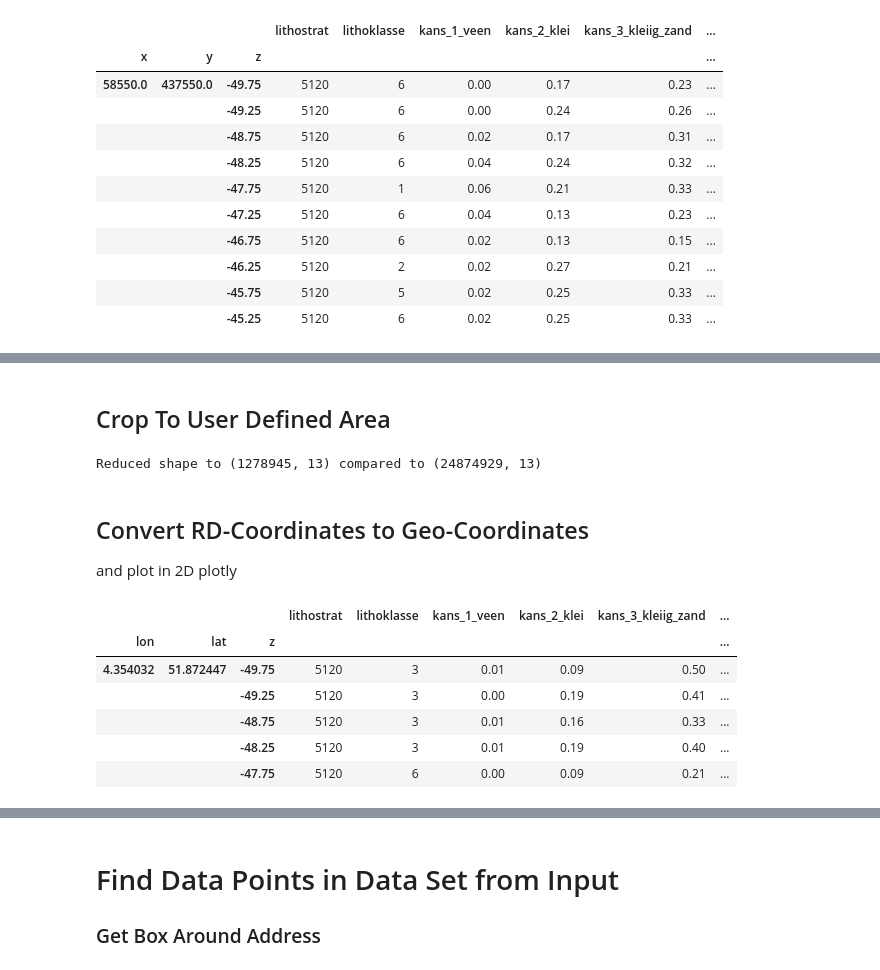
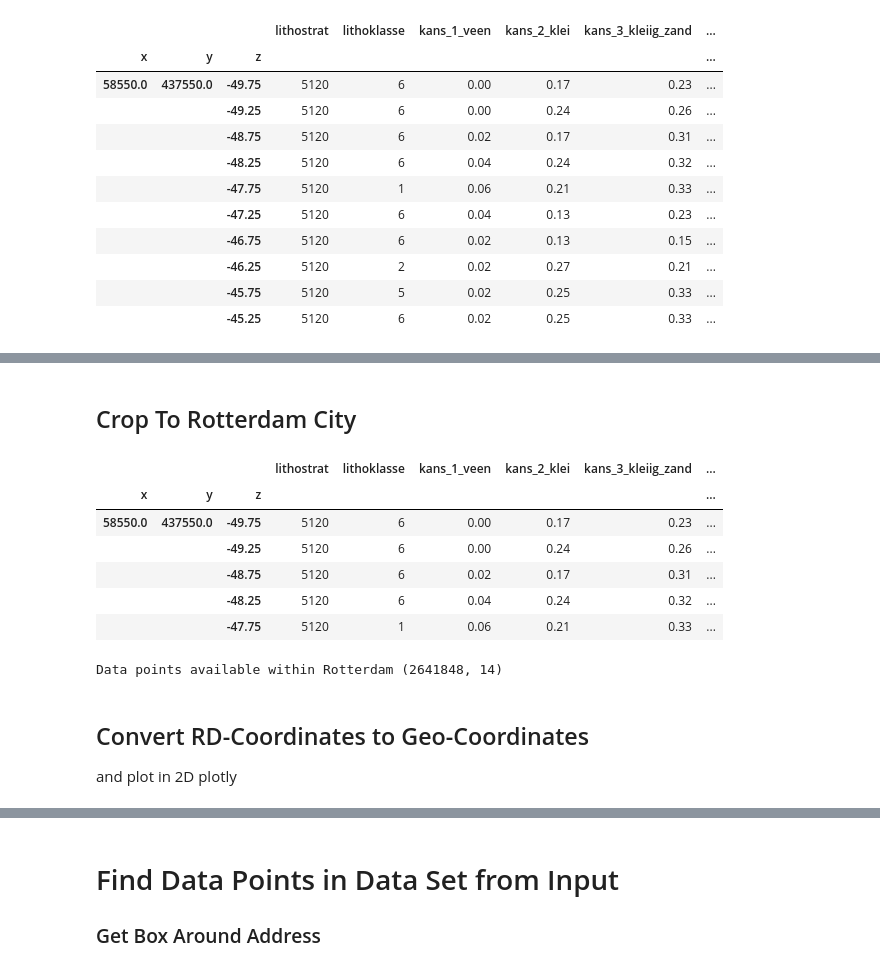
Before and after one commit to silviaelisabeth/UndergroundVisuals_Rotterdam, a Jupyter notebook: dev_layer_plot.ipynb, the cells around one changed output, grey strips where cells are left out. Drawn from its saved outputs; the diff is of its cells as text; code cells hidden in the pictures.

```diff
--- a/dev_layer_plot.ipynb
+++ b/dev_layer_plot.ipynb
@@ -30,5 +32,7 @@ ToDo
 # %% [markdown]
 # Settings
+# %%
+url = "https://service.pdok.nl/cbs/gebiedsindelingen/2025/wfs/v1_0?request=GetFeature&service=WFS&version=2.0.0&typeName=gemeente_gegeneraliseerd&outputFormat=json"
 # %%
 url_openstreetmap = "https://nominatim.openstreetmap.org/search"
 # %%
@@ -223,0 +264,3 @@ data.head(10)
+# %%
+municipalities = gpd.read_file(url)
+municipalities.head()
@@ -223,0 +274,10 @@ data.head(10)
+# %%
+rotterdam = municipalities[municipalities["statnaam"] == "Rotterdam"]
+
+rotterdam_rd = rotterdam.to_crs(epsg=projection_rd_amersfoort.split('epsg:')[1])
+rotterdam_rd_json = json.loads(rotterdam_rd.to_json())
+
+rotterdam_geo = rotterdam.to_crs(epsg=projection_geocoordinates.split('epsg:')[1])
+rotterdam_geo_json = json.loads(rotterdam_geo.to_json())
+
+rotterdam_rd_json
@@ -224,8 +319,2 @@ data.head(10)
 # %% [markdown]
-## Crop To User Defined Area
+## Crop To Rotterdam City
-# %%
-idx = IndexSlice
-data_cropped = data.loc[idx[rotterdam_x_min:rotterdam_x_max, rotterdam_y_min:rotterdam_y_max, :], :].sort_index()
-print(f"Reduced shape to {data_cropped.shape} compared to {data.shape}")
-# %% [output]
-Reduced shape to (1278945, 13) compared to (24874929, 13)
@@ -232,15 +325,19 @@ Reduced shape to (1278945, 13) compared to (24874929, 13)
+# %%
+points_in_rotterdam = gdf_points[gdf_points.geometry.within(rotterdam_rd.union_all())]
+points_in_rotterdam.head()
+# %% [output]
+|  |  |  | lithostrat | lithoklasse | kans_1_veen | kans_2_klei | kans_3_kleiig_zand | ... |
+| x | y | z |  |  |  |  |  | ... |
+| 58550.0 | 437550.0 | -49.75 | 5120 | 6 | 0.00 | 0.17 | 0.23 | ... |
+|  |  | -49.25 | 5120 | 6 | 0.00 | 0.24 | 0.26 | ... |
+|  |  | -48.75 | 5120 | 6 | 0.02 | 0.17 | 0.31 | ... |
+|  |  | -48.25 | 5120 | 6 | 0.04 | 0.24 | 0.32 | ... |
+|  |  | -47.75 | 5120 | 1 | 0.06 | 0.21 | 0.33 | ... |
+# %%
+print(f"Data points available within Rotterdam {points_in_rotterdam.shape}")
+# %% [output]
+Data points available within Rotterdam (2641848, 14)
 # %% [markdown]
 ## Convert RD-Coordinates to Geo-Coordinates
 
 and plot in 2D plotly
-# %%
-data_cropped = convert_rd_into_geocoordinates(data_cropped)
-data_cropped.head()
-# %% [output]
-|  |  |  | lithostrat | lithoklasse | kans_1_veen | kans_2_klei | kans_3_kleiig_zand | ... |
-| lon | lat | z |  |  |  |  |  | ... |
-| 4.354032 | 51.872447 | -49.75 | 5120 | 3 | 0.01 | 0.09 | 0.50 | ... |
-|  |  | -49.25 | 5120 | 3 | 0.00 | 0.19 | 0.41 | ... |
-|  |  | -48.75 | 5120 | 3 | 0.01 | 0.16 | 0.33 | ... |
-|  |  | -48.25 | 5120 | 3 | 0.01 | 0.19 | 0.40 | ... |
-|  |  | -47.75 | 5120 | 6 | 0.00 | 0.09 | 0.21 | ... |
```
Also changed, not shown: parts of 58 cells of this notebook, 1 other file.
